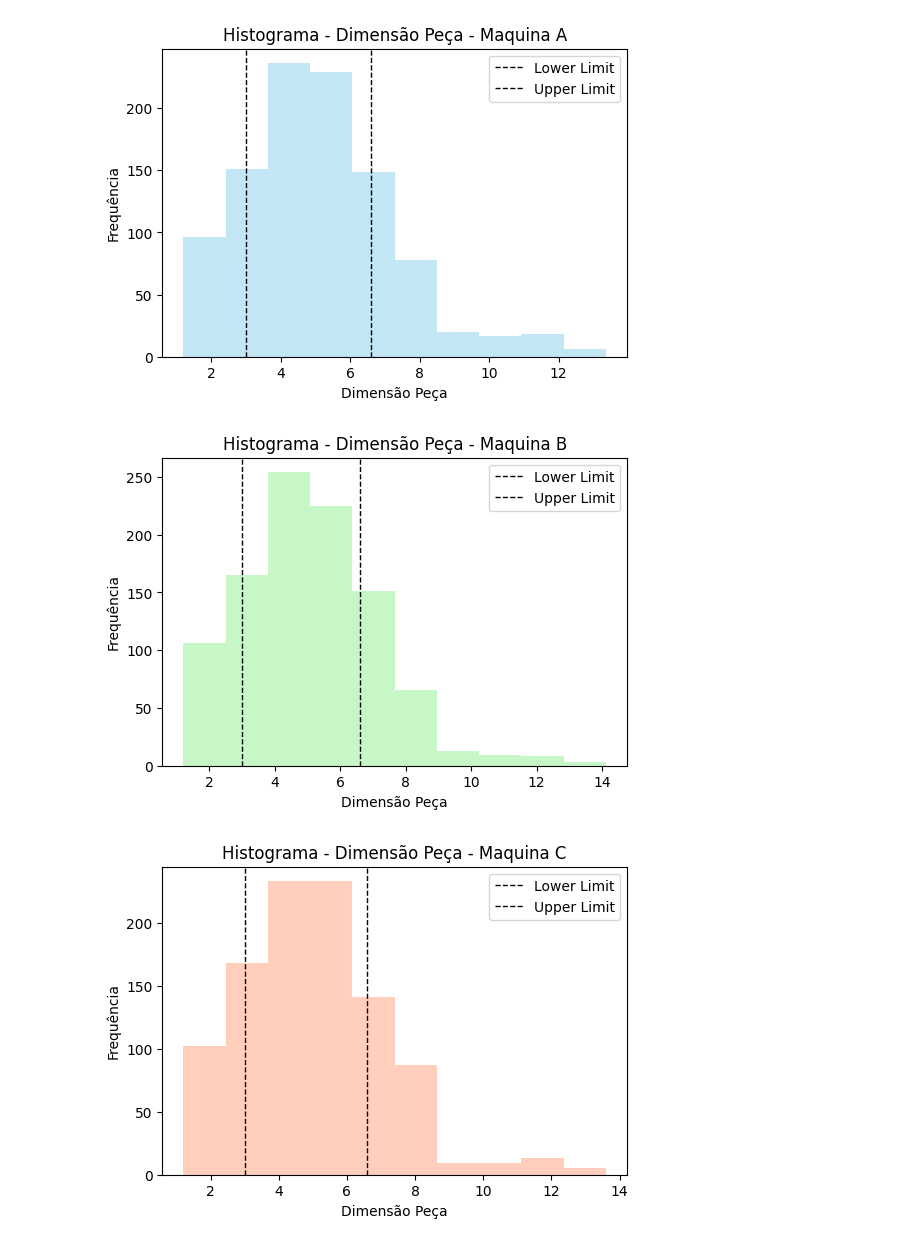
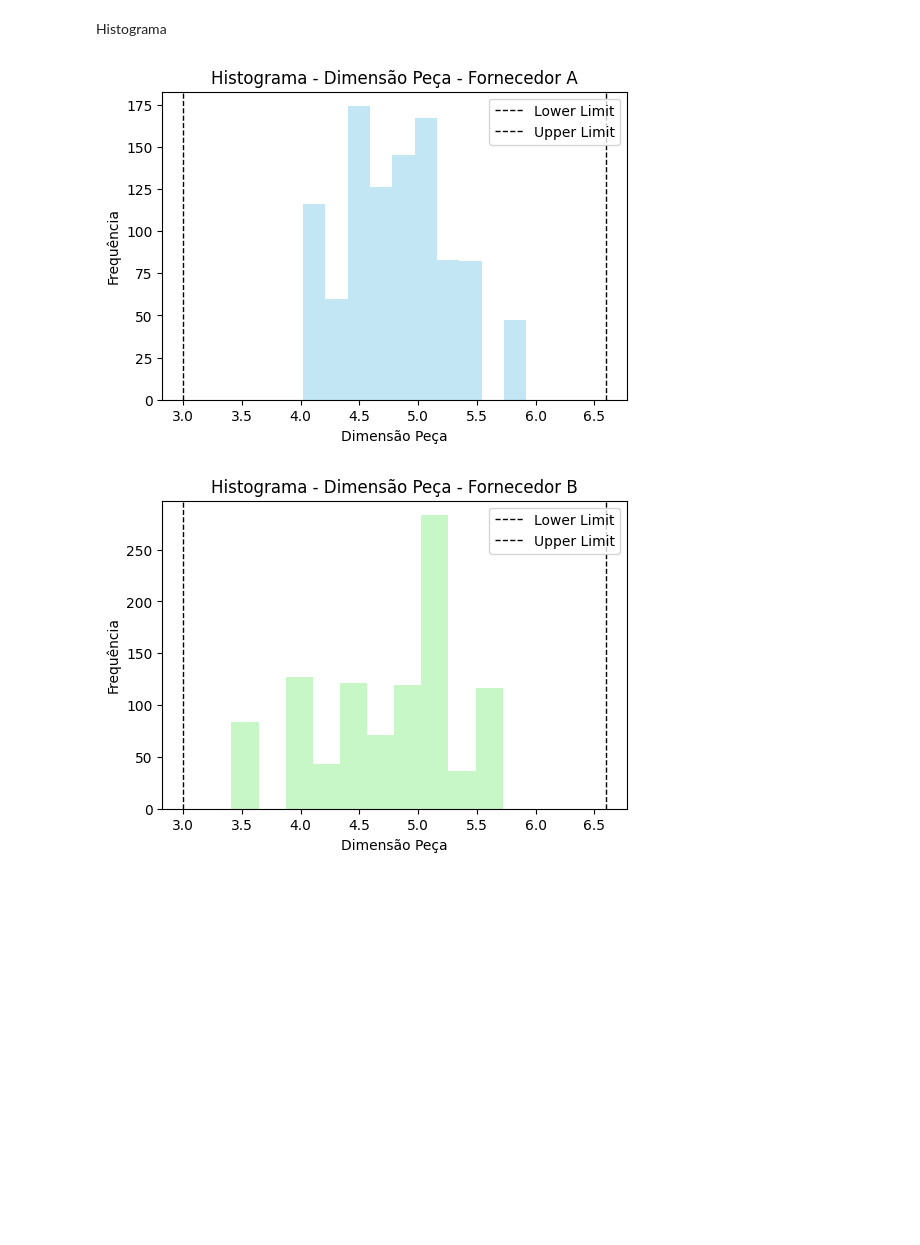
Before and after one commit to anaaristow/analise_fornecedores_pecas, a Jupyter notebook: analise.ipynb, the cells around one changed output. Cells and saved outputs as stored; diff of their text form; code cells hidden in the pictures; blank space fills up the shorter version.

```diff
--- a/analise.ipynb
+++ b/analise.ipynb
@@ -105,23 +32,26 @@ D e E
+# %% [markdown]
+Histograma
 # %%
-colors = ['#87CEEB', '#90EE90', '#FFA07A', '#FFFFB9', '#FFC0CB']
+def plot_histograms(df):
+    colors = ['#87CEEB', '#90EE90']
 
-for i, maquina in enumerate(df['maquina'].unique()):
-    supplier_data_dimensao = df[df['maquina'] == maquina]['dimensao_peca']
-    plt.figure(figsize=(6, 4))
+    for i, fornecedor in enumerate(df['fornecedor'].unique()):
+        supplier_data_dimensao = df[df['fornecedor'] == fornecedor]['dimensao_peca']
+        plt.figure(figsize=(6, 4))
 
-    # Plot histogram with assigned color for each supplier
-    plt.hist(supplier_data_dimensao, bins=10, alpha=0.5, color=colors[i])
+        plt.hist(supplier_data_dimensao, bins=10, alpha=0.5, color=colors[i])
 
-    # Plotting vertical lines for the range around the mean
-    plt.axvline(x=4.8 - 1.8, color='k', linestyle='--', label='Lower Limit', linewidth=1)
-    plt.axvline(x=4.8 + 1.8, color='k', linestyle='--', label='Upper Limit', linewidth=1)
 
-    plt.title(f'Histograma - Dimensão Peça - Maquina {maquina}')
-    plt.xlabel('Dimensão Peça')
-    plt.ylabel('Frequência')
-    plt.legend()
-    plt.show()
+        plt.axvline(x=4.8 - 1.8, color='k', linestyle='--', label='Lower Limit', linewidth=1)
+        plt.axvline(x=4.8 + 1.8, color='k', linestyle='--', label='Upper Limit', linewidth=1)
+
+        plt.title(f'Histograma - Dimensão Peça - Fornecedor {fornecedor}')
+        plt.xlabel('Dimensão Peça')
+        plt.ylabel('Frequência')
+        plt.legend()
+        plt.show()
+
+plot_histograms(df)
 # %% [output]
-[figure, old version]
+[figure, new version]
-[figure, old version]
+[figure, new version]
-[figure, removed]
```
Also changed, not shown: parts of 23 cells of this notebook, 1 other file.
